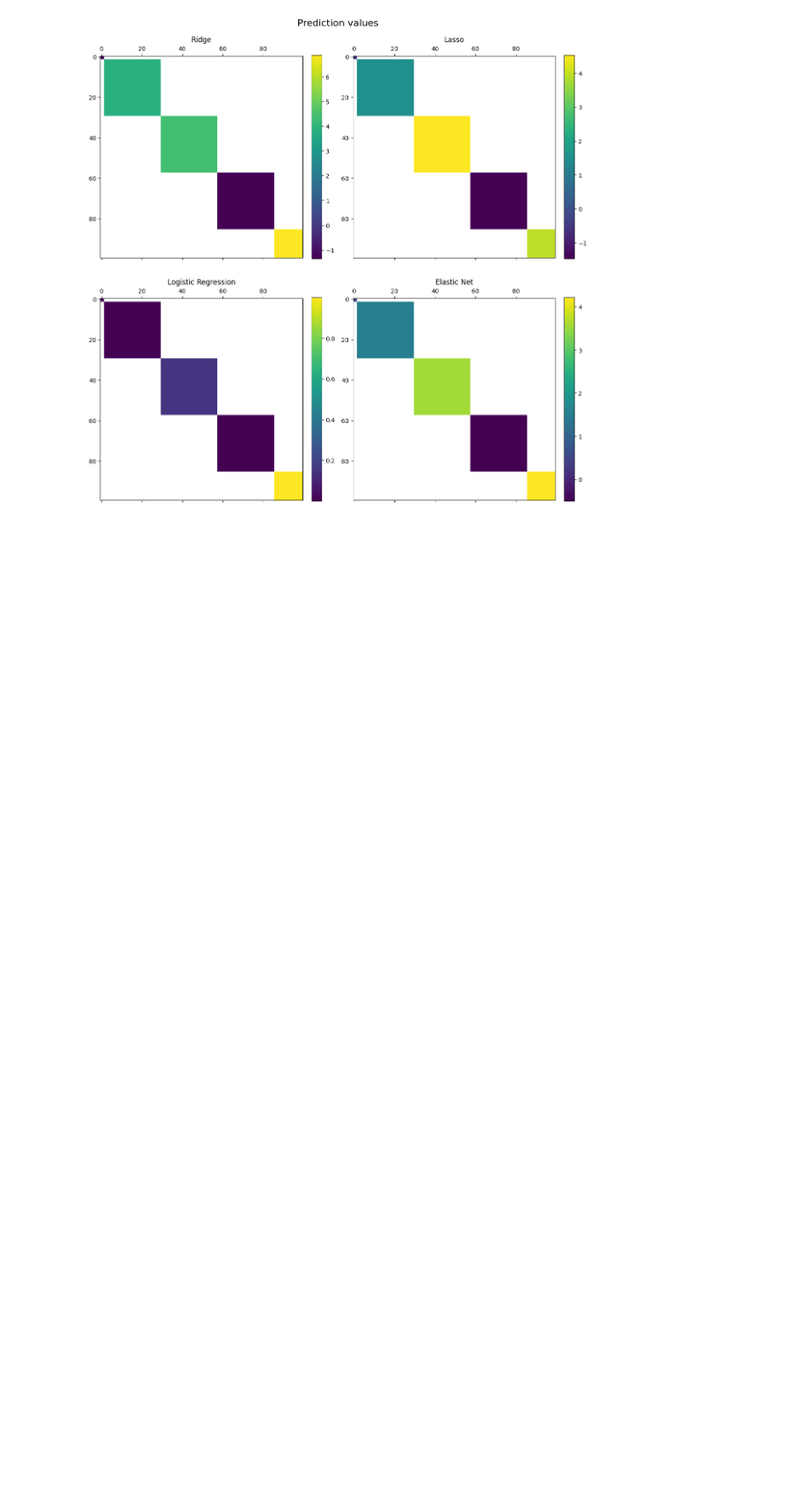
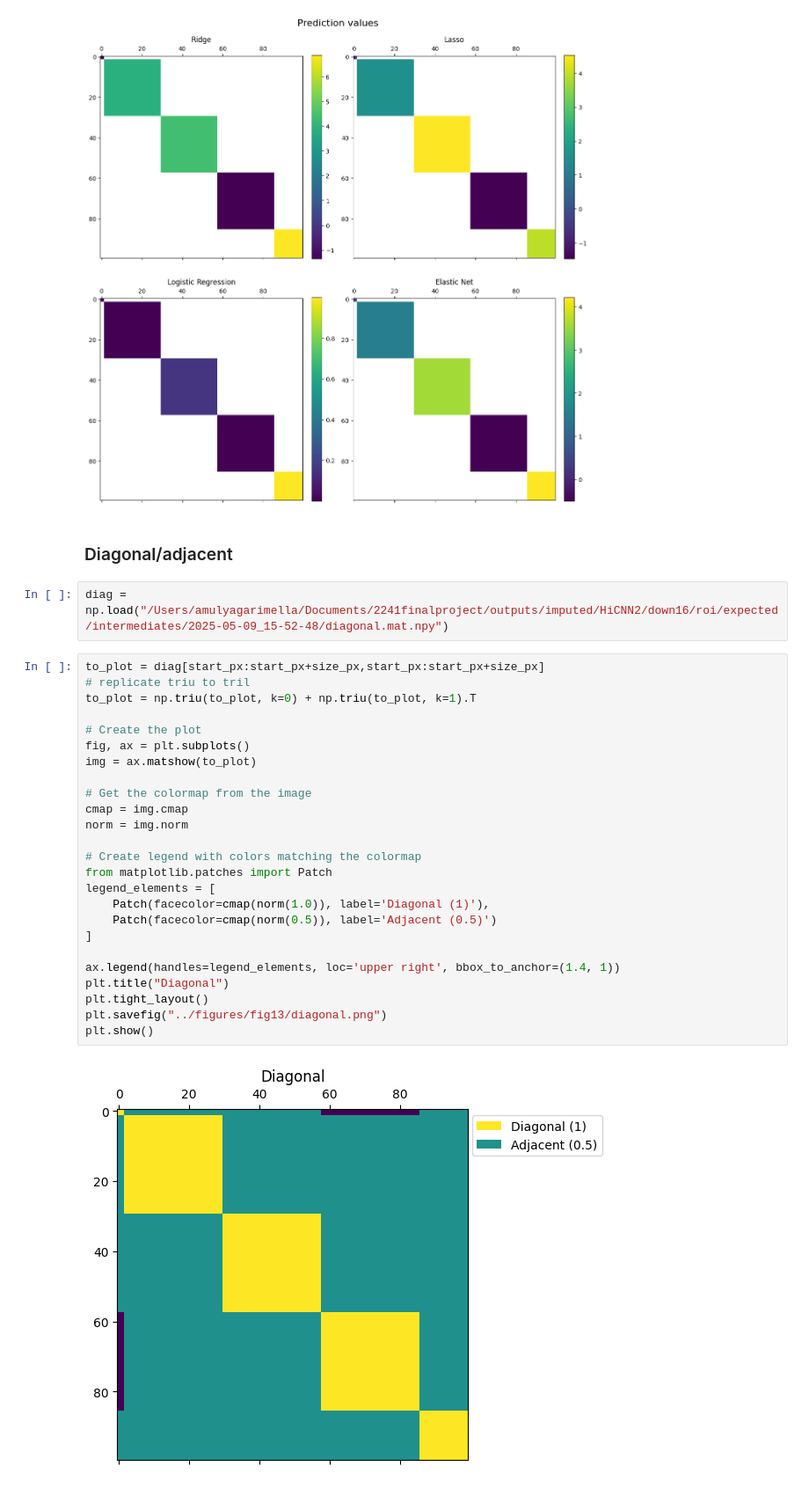
Before and after one commit to amulyagarimella/fast-sequencing-AI-imputation, a Jupyter notebook: notebooks/visualize_results.ipynb, the cells around one changed output. Shown at 88% size. Drawn from its saved outputs; the diff is of its cells as text; blank space fills up the shorter version.

Commit message:
adjacent figure

```diff
--- a/notebooks/visualize_results.ipynb
+++ b/notebooks/visualize_results.ipynb
@@ -187,3 +187,34 @@ plt.savefig("../figures/fig12/prediction_values.png")
 plt.show()
 # %% [output]
 [figure]
+# %% [markdown]
+### Diagonal/adjacent
+# %%
+diag = np.load("/Users/amulyagarimella/Documents/2241finalproject/outputs/imputed/HiCNN2/down16/roi/expected/intermediates/2025-05-09_15-52-48/diagonal.mat.npy")
+# %%
+to_plot = diag[start_px:start_px+size_px,start_px:start_px+size_px]
+# replicate triu to tril
+to_plot = np.triu(to_plot, k=0) + np.triu(to_plot, k=1).T
+
+# Create the plot
+fig, ax = plt.subplots()
+img = ax.matshow(to_plot)
+
+# Get the colormap from the image
+cmap = img.cmap
+norm = img.norm
+
+# Create legend with colors matching the colormap
+from matplotlib.patches import Patch
+legend_elements = [
+    Patch(facecolor=cmap(norm(1.0)), label='Diagonal (1)'),
+    Patch(facecolor=cmap(norm(0.5)), label='Adjacent (0.5)')
+]
+
+ax.legend(handles=legend_elements, loc='upper right', bbox_to_anchor=(1.4, 1))
+plt.title("Diagonal")
+plt.tight_layout()
+plt.savefig("../figures/fig13/diagonal.png")
+plt.show()
+# %% [output]
+[figure, added]
```
Also changed, not shown: 4 other files.
